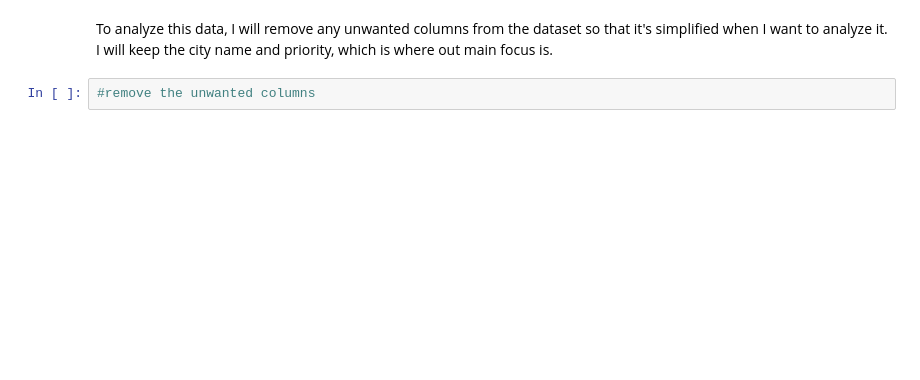
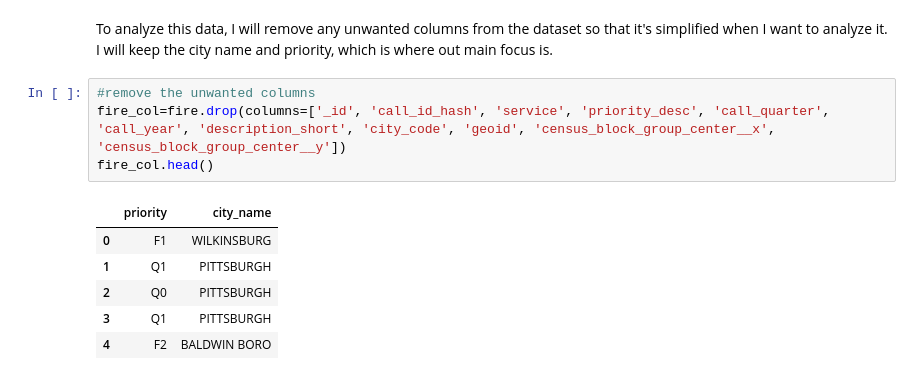
Before and after one commit to Gabifern/Final_Project_BigIdeas_GJK, a Jupyter notebook: 911-Dispatches-Metric.ipynb, the cells around one changed output. Drawn from its saved outputs; the diff is of its cells as text; blank space fills up the shorter version.

```diff
--- a/911-Dispatches-Metric.ipynb
+++ b/911-Dispatches-Metric.ipynb
@@ -26,3 +28,12 @@ fire.head()
 To analyze this data, I will remove any unwanted columns from the dataset so that it's simplified when I want to analyze it. I will keep the city name and priority, which is where out main focus is.
 # %%
 #remove the unwanted columns
+fire_col=fire.drop(columns=['_id', 'call_id_hash', 'service', 'priority_desc', 'call_quarter', 'call_year', 'description_short', 'city_code', 'geoid', 'census_block_group_center__x', 'census_block_group_center__y'])
+fire_col.head()
+# %% [output]
+|  | priority | city_name |
+| 0 | F1 | WILKINSBURG |
+| 1 | Q1 | PITTSBURGH |
+| 2 | Q0 | PITTSBURGH |
+| 3 | Q1 | PITTSBURGH |
+| 4 | F2 | BALDWIN BORO |
```
Also changed, not shown: parts of 9 cells of this notebook.
